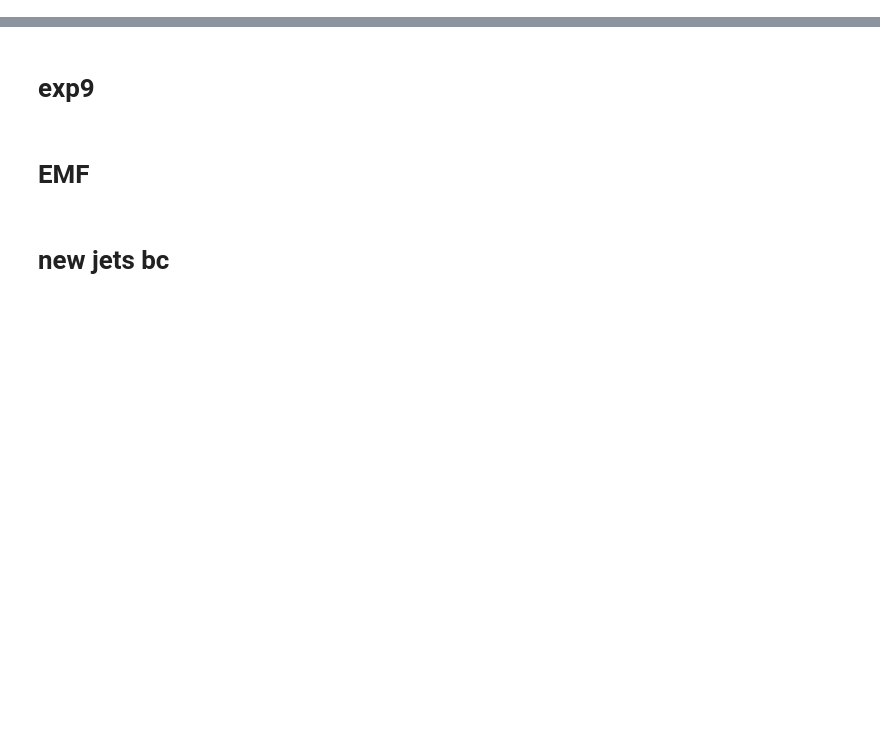
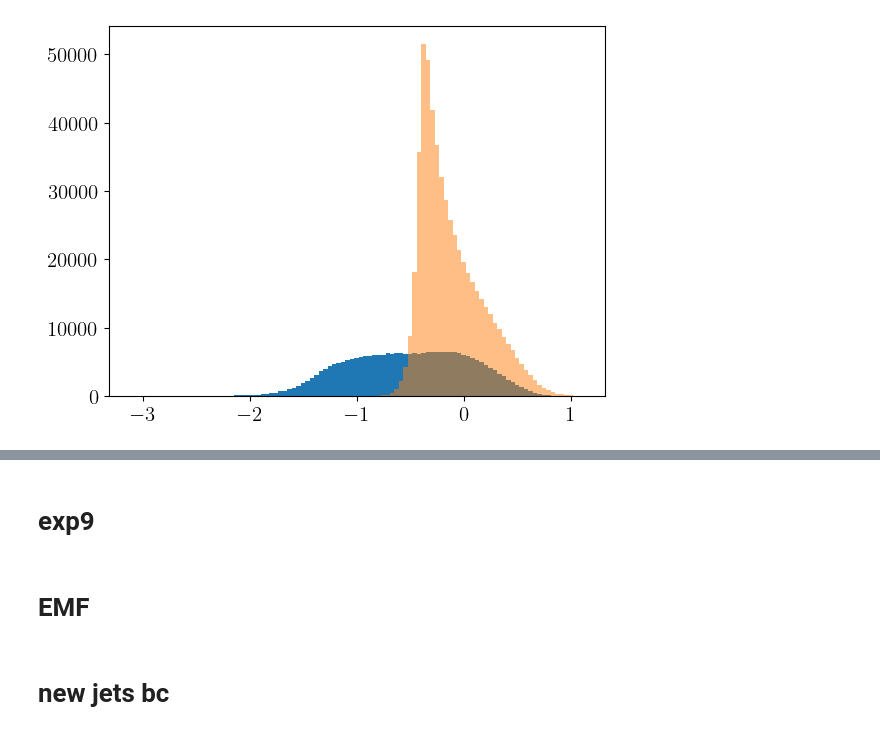
Before and after one commit to hbanderier/Jetutils, a Jupyter notebook: notebooks/on_remote/Playgrounds/data_stuff.ipynb, the cells around one changed output, grey strips where cells are left out. Cells and saved outputs as stored; diff of their text form; code cells hidden in the pictures; blank space fills up the shorter version.

```diff
--- a/notebooks/on_remote/Playgrounds/data_stuff.ipynb
+++ b/notebooks/on_remote/Playgrounds/data_stuff.ipynb
@@ -104,0 +127,10 @@ from tqdm import tqdm, trange
+# %%
+overturnings_me = []
+for f in thetalev.glob("rwb_index/streamers????.parquet"):
+    overturnings_me.append(pl.read_parquet(f))
+overturnings_me = pl.concat(overturnings_me).sort("time", "lev", "level", "index")
+# %%
+cc, bins, dd = plt.hist(overturnings_me.filter(pl.col("lev") == 330)["area"].log10() - 12, bins=101)
+_ = plt.hist(events_sev["event_area"].log10() - 6, bins=bins, alpha=0.5)
+# %% [output]
+[figure, added]
```
Also changed, not shown: parts of 8 cells of this notebook, 3 other files.
